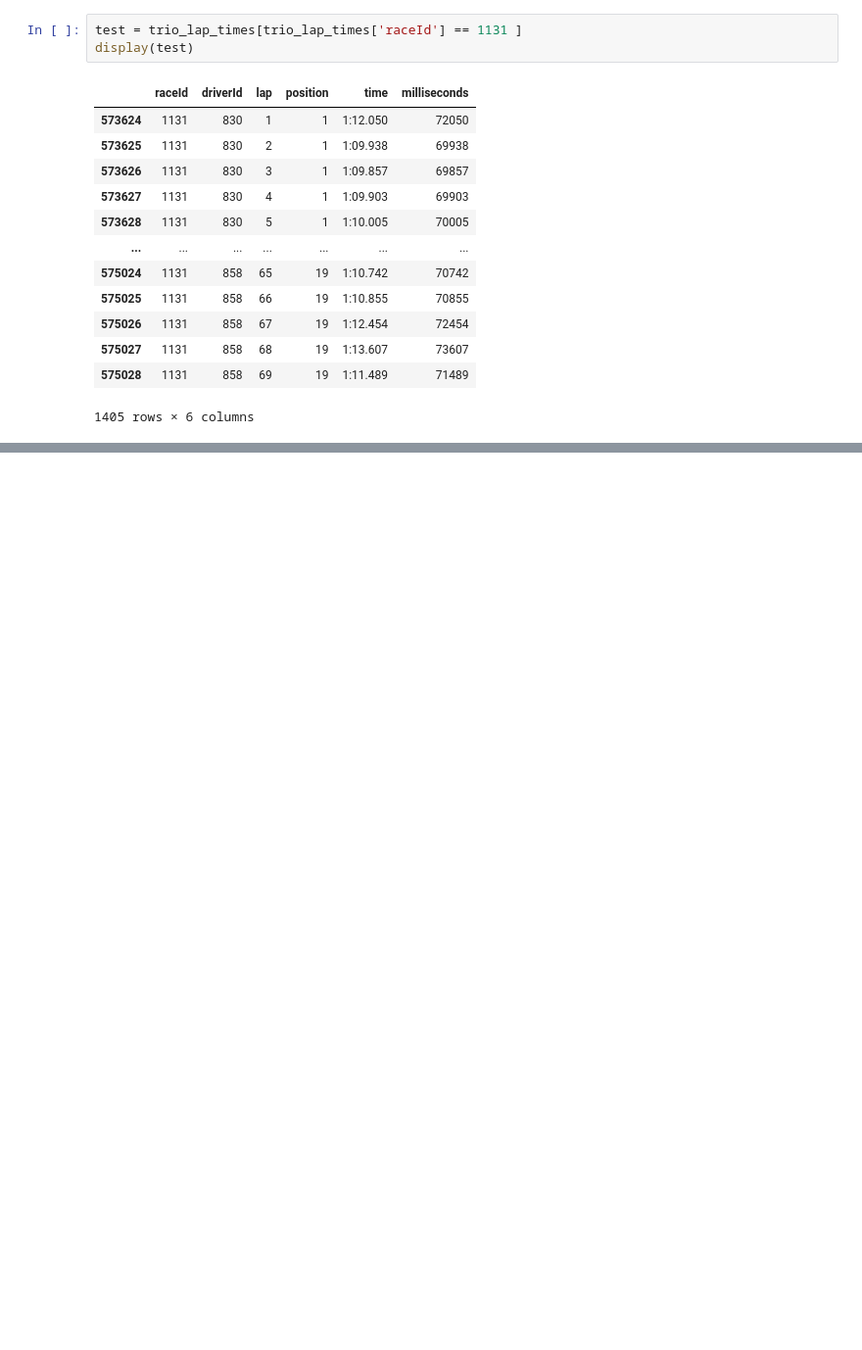
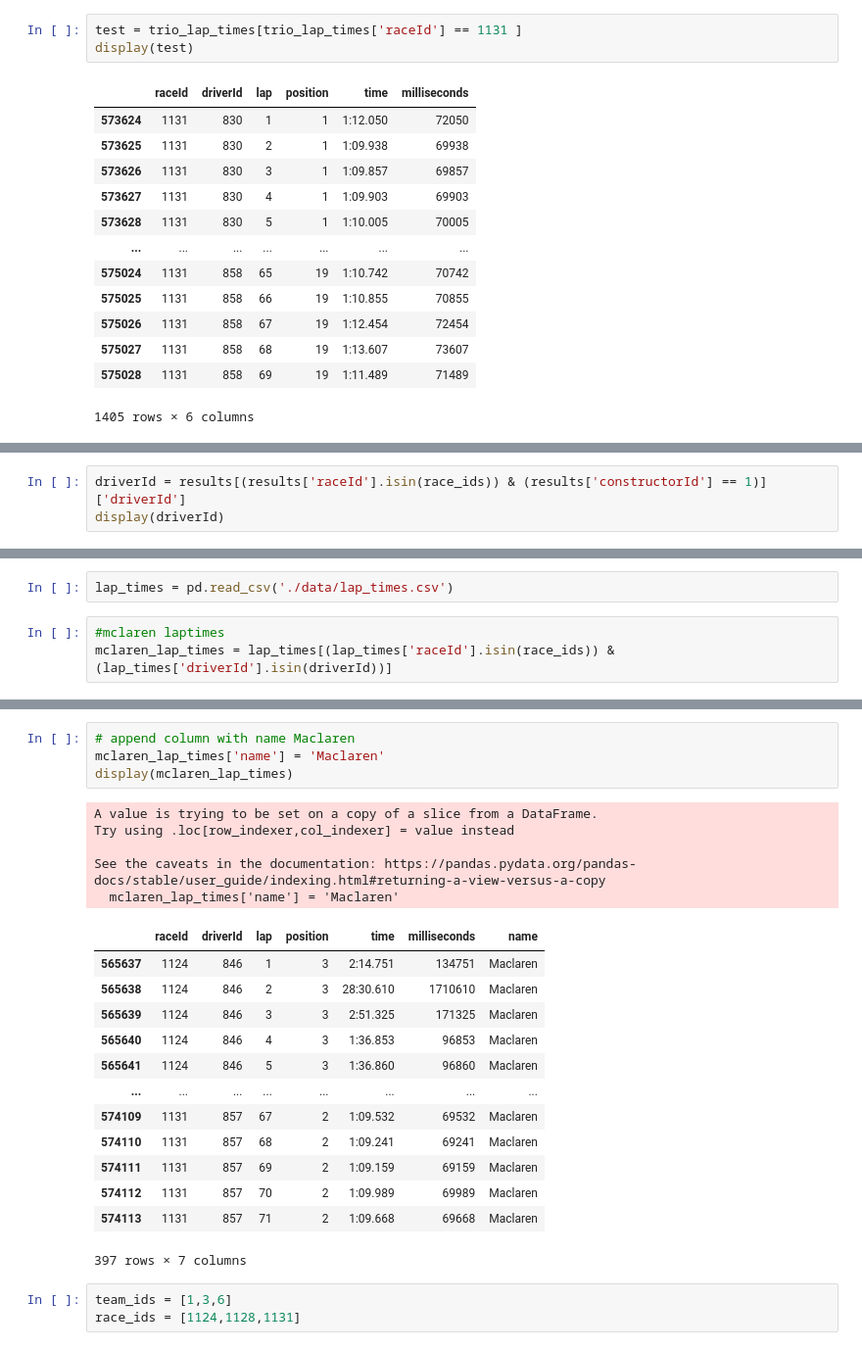
Before and after one commit to MichaelAngeloTheFirst/Formula1-Dataset-Exploration, a Jupyter notebook: f1_exploration.ipynb, the cells around one changed output, grey strips where cells are left out. Shown at 98% size. Saved outputs shown, nothing was run; the diff lists cells and outputs as text; blank space fills up the shorter version.

```diff
--- a/f1_exploration.ipynb
+++ b/f1_exploration.ipynb
@@ -316,0 +307,3 @@ display(test)
+# %%
+driverId = results[(results['raceId'].isin(race_ids)) & (results['constructorId'] == 1)]['driverId']
+display(driverId)
@@ -316,0 +318,5 @@ display(test)
+# %%
+lap_times = pd.read_csv('./data/lap_times.csv')
+# %%
+#mclaren laptimes
+mclaren_lap_times = lap_times[(lap_times['raceId'].isin(race_ids)) & (lap_times['driverId'].isin(driverId))]
@@ -316,0 +339,26 @@ display(test)
+# %%
+# append column with name Maclaren
+mclaren_lap_times['name'] = 'Maclaren'
+display(mclaren_lap_times)
+# %% [output]
+A value is trying to be set on a copy of a slice from a DataFrame.
+Try using .loc[row_indexer,col_indexer] = value instead
+
+See the caveats in the documentation: https://pandas.pydata.org/pandas-docs/stable/user_guide/indexing.html#returning-a-view-versus-a-copy
+  mclaren_lap_times['name'] = 'Maclaren'
+|  | raceId | driverId | lap | position | time | milliseconds | name |
+| 565637 | 1124 | 846 | 1 | 3 | 2:14.751 | 134751 | Maclaren |
+| 565638 | 1124 | 846 | 2 | 3 | 28:30.610 | 1710610 | Maclaren |
+| 565639 | 1124 | 846 | 3 | 3 | 2:51.325 | 171325 | Maclaren |
+| 565640 | 1124 | 846 | 4 | 3 | 1:36.853 | 96853 | Maclaren |
+| 565641 | 1124 | 846 | 5 | 3 | 1:36.860 | 96860 | Maclaren |
+| ... | ... | ... | ... | ... | ... | ... | ... |
+| 574109 | 1131 | 857 | 67 | 2 | 1:09.532 | 69532 | Maclaren |
+| 574110 | 1131 | 857 | 68 | 2 | 1:09.241 | 69241 | Maclaren |
+| 574111 | 1131 | 857 | 69 | 2 | 1:09.159 | 69159 | Maclaren |
+| 574112 | 1131 | 857 | 70 | 2 | 1:09.989 | 69989 | Maclaren |
+| 574113 | 1131 | 857 | 71 | 2 | 1:09.668 | 69668 | Maclaren |
+397 rows × 7 columns
+# %%
+team_ids = [1,3,6]
+race_ids = [1124,1128,1131]
```
Also changed, not shown: parts of 17 cells of this notebook, 1 other file.
